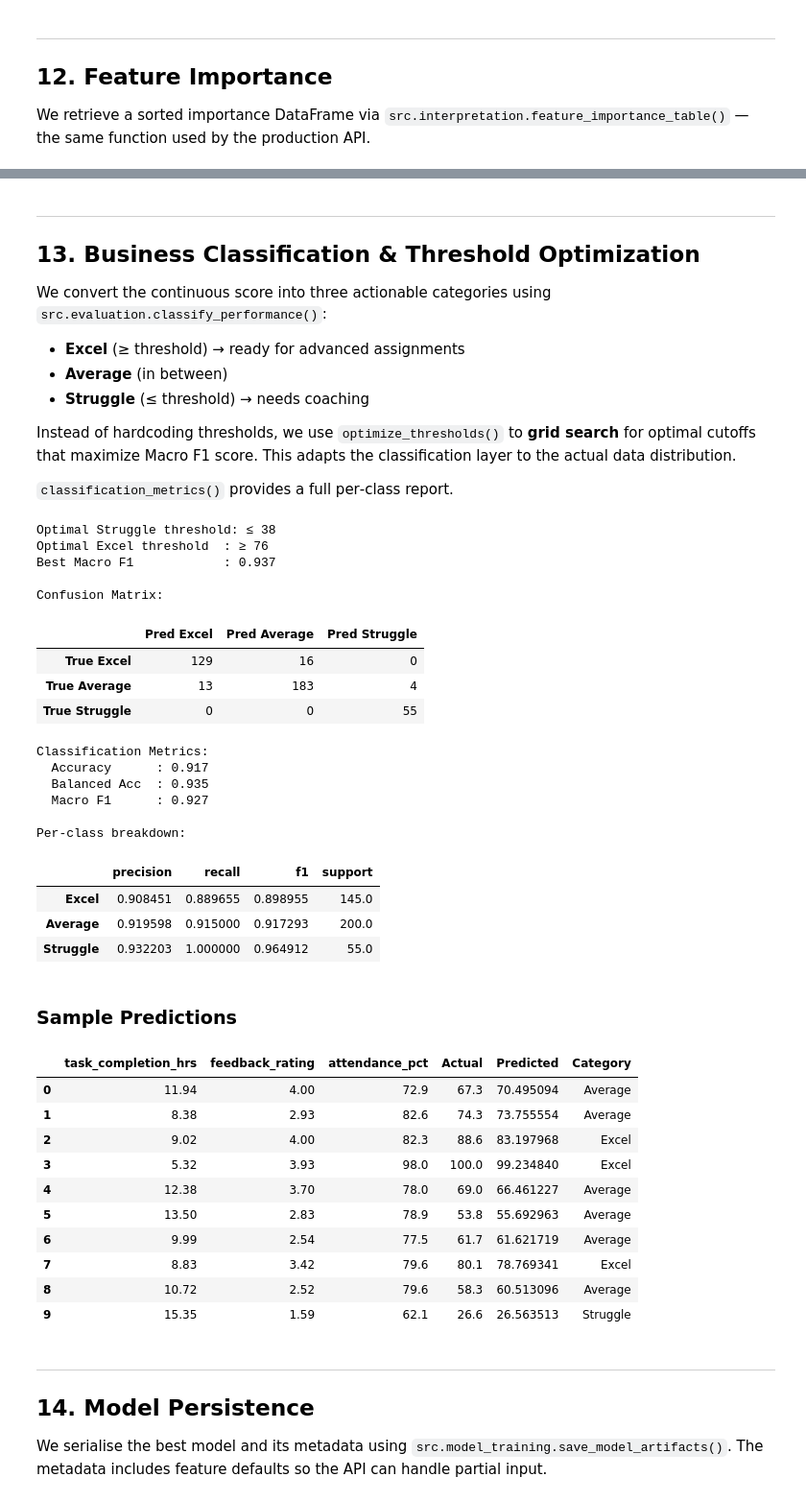
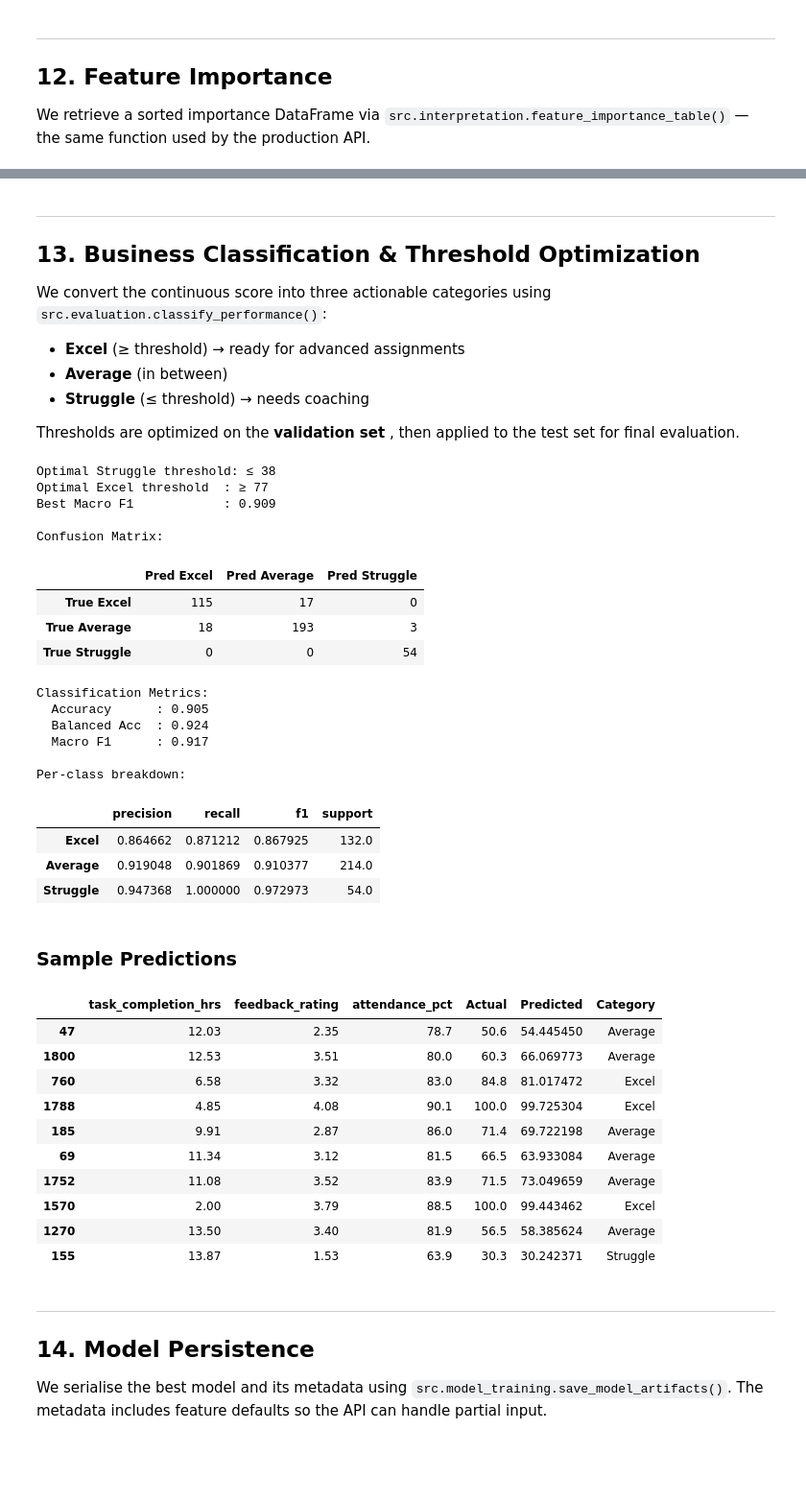
Before and after one commit to awais-dev-ai/Internee_Performance_Predictor, a Jupyter notebook: notebooks/Intern_Performance_Analysis.ipynb, the cells around one changed output, grey strips where cells are left out. Shown at 96% size. Drawn from its saved outputs; the diff is of its cells as text; code cells hidden in the pictures; blank space fills up the shorter version.

```diff
--- a/notebooks/Intern_Performance_Analysis.ipynb
+++ b/notebooks/Intern_Performance_Analysis.ipynb
@@ -115,7 +117,7 @@ The real dataset is not publicly available, so we generate a realistic 2000‑re
 Random noise is added so the relationship is not trivially linear.
 # %%
 # Generate synthetic dataset (2000 samples with oversampling for minority classes)
-df = generate_synthetic_data(n_samples=2000, seed=SEED, save_path=DATA_PATH, oversample_minority=True)
+df = generate_synthetic_data(n_samples=2000, seed=SEED, save_path=DATA_PATH, oversample_minority=False)
 print(f"DataFrame shape: {df.shape}")
 display(df.head())
 # %% [output]
@@ -232,7 +234,12 @@ plt.show()
 
 We use `src.preprocessing.train_test_split_data()` with `stratify=True` to preserve the 15/70/15 class distribution in both training and test sets. This ensures the minority classes are represented proportionally in the evaluation.
 # %%
-split: DatasetSplit = train_test_split_data(df, test_size=0.2, random_state=SEED, stratify=True)
-X_train, X_test, y_train, y_test = split.X_train, split.X_test, split.y_train, split.y_test
-print(f"Train: {X_train.shape[0]} samples  |  Test: {X_test.shape[0]} samples")
+X_train, X_val, X_test, y_train, y_val, y_test = train_val_test_split(
+    df, val_size=0.15, test_size=0.2, random_state=SEED, stratify=True
+)
+
+print(f"Train: {X_train.shape[0]} samples  |  Val: {X_val.shape[0]} samples  |  Test: {X_test.shape[0]} samples")
+
+X_train, y_train = oversample_training_data(X_train, y_train, random_state=SEED)
+print(f"After oversampling: {X_train.shape[0]} training samples")
 # %% [output]
@@ -301,7 +307,7 @@ for name, preds in [("Random Forest", y_pred_rf), ("XGBoost", y_pred_xgb)]:
     print(f"{name:20s}  RMSE={m['rmse']:.2f}  MAE={m['mae']:.2f}  R²={m['r2']:.3f}")
 
 # Use select_best_model with composite score (balances RMSE + balanced accuracy)
-best_result = select_best_model(tuned_models, X_test, y_test, alpha=0.5)
+best_result = select_best_model(tuned_models, X_val, y_val, alpha=0.5)
 y_pred_best = np.clip(best_result.predictions, 0, 100)
 
 best_model = best_result.model
@@ -439,14 +447,15 @@ We convert the continuous score into three actionable categories using `src.eval
 - **Average** (in between)
 - **Struggle** (≤ threshold) → needs coaching
 
-Instead of hardcoding thresholds, we use `optimize_thresholds()` to **grid search** for optimal cutoffs that maximize Macro F1 score. This adapts the classification layer to the actual data distribution.
-
-`classification_metrics()` provides a full per‑class report.
+Thresholds are optimized on the **validation set** , then applied to the test set for final evaluation.
 # %%
-# Optimize classification thresholds using grid search
+# Generate validation predictions for threshold optimization (matches main.py)
+y_pred_val = np.clip(best_model.predict(X_val), 0, 100)
+
+# Optimize classification thresholds using grid search on VALIDATION set
 threshold_opt = optimize_thresholds(
-    y_test.values,
-    y_pred_best,
+    y_val.values,
+    y_pred_val,  # Validation predictions (matches main.py)
     metric="macro_f1",
     struggle_range=(30.0, 50.0),
     excel_range=(65.0, 85.0),
@@ -459,8 +468,13 @@ print(f"Optimal Struggle threshold: ≤ {opt_struggle:.0f}")
 print(f"Optimal Excel threshold  : ≥ {opt_excel:.0f}")
 print(f"Best Macro F1            : {threshold_opt['best_score']:.3f}")
 
+# ------------------------------------------------------------
+# NOW generate test predictions for final evaluation
+# ------------------------------------------------------------
+y_pred_test = np.clip(best_model.predict(X_test), 0, 100)
+
 # Convert regression predictions to categories using optimized thresholds
-pred_labels = classify_performance(y_pred_best, struggle_threshold=opt_struggle, excel_threshold=opt_excel)
+pred_labels = classify_performance(y_pred_test, struggle_threshold=opt_struggle, excel_threshold=opt_excel)
 true_labels = classify_performance(y_test.values, struggle_threshold=opt_struggle, excel_threshold=opt_excel)
 
 # Confusion matrix
@@ -483,44 +497,45 @@ print("\nPer‑class breakdown:")
 display(pd.DataFrame(clf_metrics["per_class"]).T)
 # %% [output]
 Optimal Struggle threshold: ≤ 38
-Optimal Excel threshold  : ≥ 76
-Best Macro F1            : 0.937
+Optimal Excel threshold  : ≥ 77
+Best Macro F1            : 0.909
 
 Confusion Matrix:
 |  | Pred Excel | Pred Average | Pred Struggle |
-| True Excel | 129 | 16 | 0 |
-| True Average | 13 | 183 | 4 |
-| True Struggle | 0 | 0 | 55 |
+| True Excel | 115 | 17 | 0 |
+| True Average | 18 | 193 | 3 |
+| True Struggle | 0 | 0 | 54 |
 Classification Metrics:
-  Accuracy      : 0.917
-  Balanced Acc  : 0.935
-  Macro F1      : 0.927
+  Accuracy      : 0.905
+  Balanced Acc  : 0.924
+  Macro F1      : 0.917
 
 Per‑class breakdown:
 |  | precision | recall | f1 | support |
-| Excel | 0.908451 | 0.889655 | 0.898955 | 145.0 |
-| Average | 0.919598 | 0.915000 | 0.917293 | 200.0 |
-| Struggle | 0.932203 | 1.000000 | 0.964912 | 55.0 |
+| Excel | 0.864662 | 0.871212 | 0.867925 | 132.0 |
+| Average | 0.919048 | 0.901869 | 0.910377 | 214.0 |
+| Struggle | 0.947368 | 1.000000 | 0.972973 | 54.0 |
 # %% [markdown]
 ### Sample Predictions
 # %%
+# 13.b Display test results
 sample = X_test.copy()
 sample["Actual"] = y_test.values
-sample["Predicted"] = y_pred_best
+sample["Predicted"] = y_pred_test
 sample["Category"] = pred_labels
 display(sample.head(10))
 # %% [output]
 |  | task_completion_hrs | feedback_rating | attendance_pct | Actual | Predicted | Category |
-| 0 | 11.94 | 4.00 | 72.9 | 67.3 | 70.495094 | Average |
-| 1 | 8.38 | 2.93 | 82.6 | 74.3 | 73.755554 | Average |
-| 2 | 9.02 | 4.00 | 82.3 | 88.6 | 83.197968 | Excel |
-| 3 | 5.32 | 3.93 | 98.0 | 100.0 | 99.234840 | Excel |
-| 4 | 12.38 | 3.70 | 78.0 | 69.0 | 66.461227 | Average |
-| 5 | 13.50 | 2.83 | 78.9 | 53.8 | 55.692963 | Average |
-| 6 | 9.99 | 2.54 | 77.5 | 61.7 | 61.621719 | Average |
-| 7 | 8.83 | 3.42 | 79.6 | 80.1 | 78.769341 | Excel |
-| 8 | 10.72 | 2.52 | 79.6 | 58.3 | 60.513096 | Average |
-| 9 | 15.35 | 1.59 | 62.1 | 26.6 | 26.563513 | Struggle |
+| 47 | 12.03 | 2.35 | 78.7 | 50.6 | 54.445450 | Average |
+| 1800 | 12.53 | 3.51 | 80.0 | 60.3 | 66.069773 | Average |
+| 760 | 6.58 | 3.32 | 83.0 | 84.8 | 81.017472 | Excel |
+| 1788 | 4.85 | 4.08 | 90.1 | 100.0 | 99.725304 | Excel |
+| 185 | 9.91 | 2.87 | 86.0 | 71.4 | 69.722198 | Average |
+| 69 | 11.34 | 3.12 | 81.5 | 66.5 | 63.933084 | Average |
+| 1752 | 11.08 | 3.52 | 83.9 | 71.5 | 73.049659 | Average |
+| 1570 | 2.00 | 3.79 | 88.5 | 100.0 | 99.443462 | Excel |
+| 1270 | 13.50 | 3.40 | 81.9 | 56.5 | 58.385624 | Average |
+| 155 | 13.87 | 1.53 | 63.9 | 30.3 | 30.242371 | Struggle |
 # %% [markdown]
 ---
 ## 14. Model Persistence
```
Also changed, not shown: parts of 14 cells of this notebook, 8 other files.
